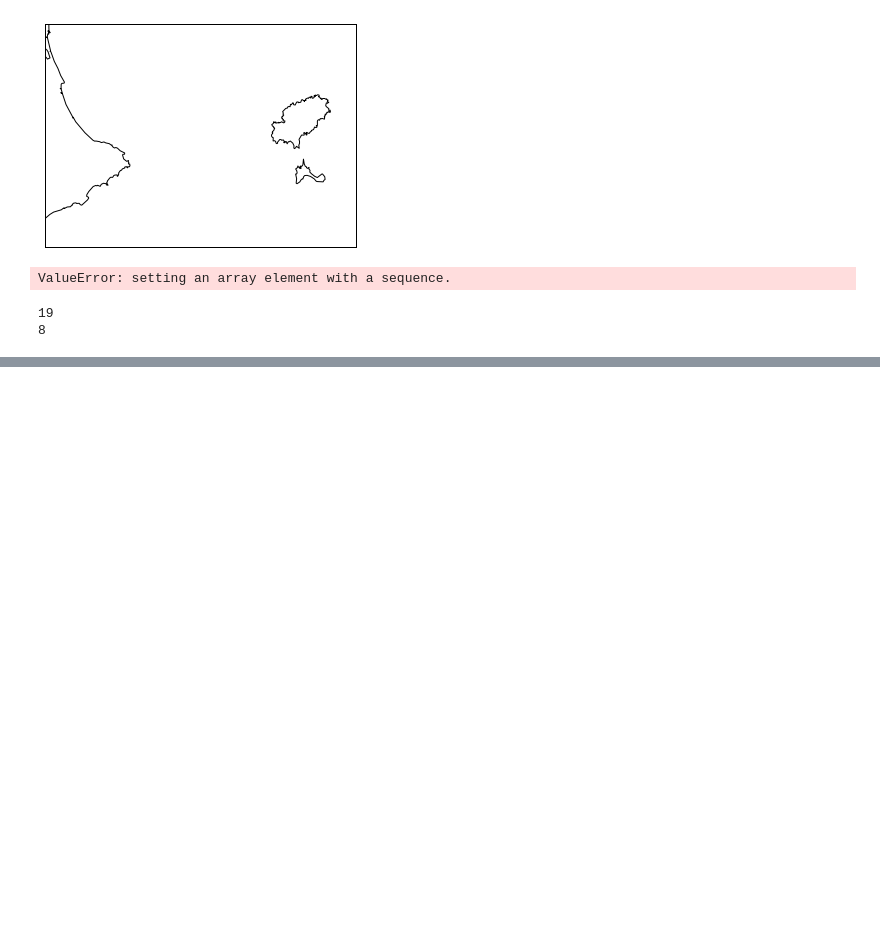
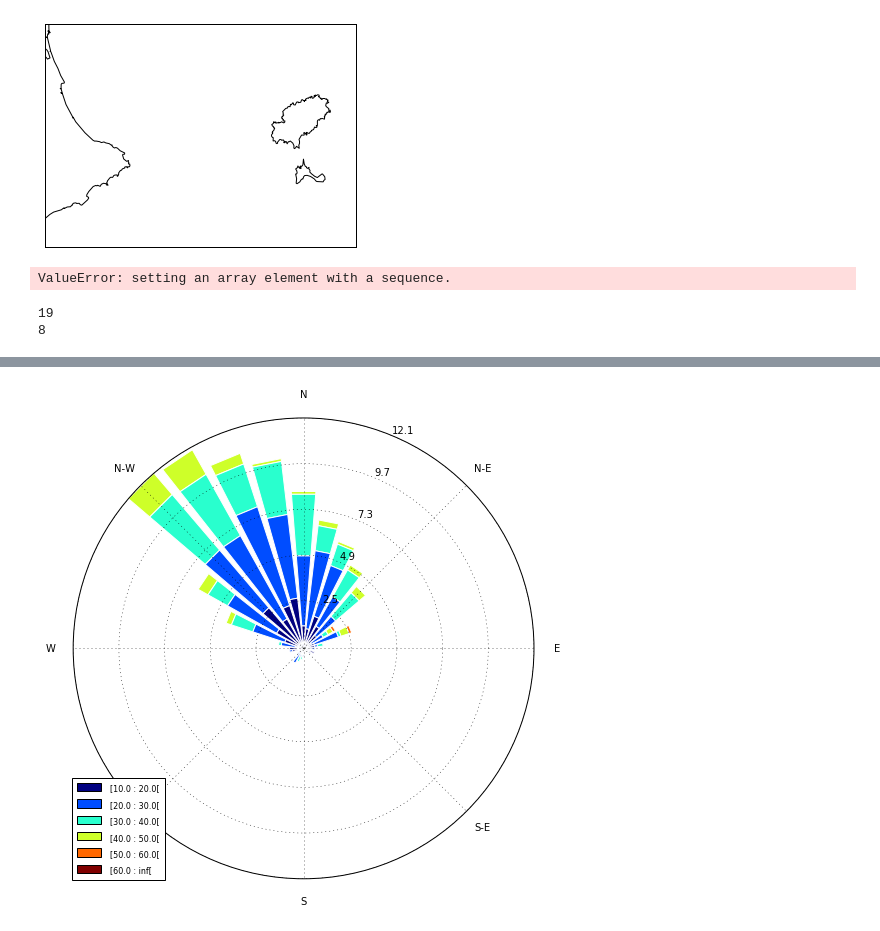
Before and after one commit to socib/HFRadarReports, a Jupyter notebook: HF_Radar_testing_environment.ipynb, the cells around one changed output, grey strips where cells are left out. Cells and saved outputs as stored; diff of their text form; code cells hidden in the pictures; blank space fills up the shorter version.

```diff
--- a/HF_Radar_testing_environment.ipynb
+++ b/HF_Radar_testing_environment.ipynb
@@ -1037,0 +1081,19 @@ print closest_lon_idx
+# %%
+def clean(direction, var):
+    '''
+    Remove nan and var=0 values in the two arrays
+    if a var (wind speed) is nan or equal to 0, this data is
+    removed from var array but also from dir array
+    '''
+    dirmask = np.isfinite(direction)
+    varmask = (var!=0 & np.isfinite(var))
+    ind = dirmask*varmask
+    return direction[ind], var[ind]
+# %%
+clean_wdir, clean_wspe = clean(cur_wdir, cur_wspe*100.)
+# %%
+ax = WindroseAxes.from_ax()
+ax.bar(clean_wdir, clean_wspe, nsector=32, normed=True, opening=0.8, edgecolor='white', bins=np.arange(10, 70, 10))
+ax.set_legend()
+# %% [output]
+[figure, added]
```
Also changed, not shown: parts of 14 cells of this notebook.
